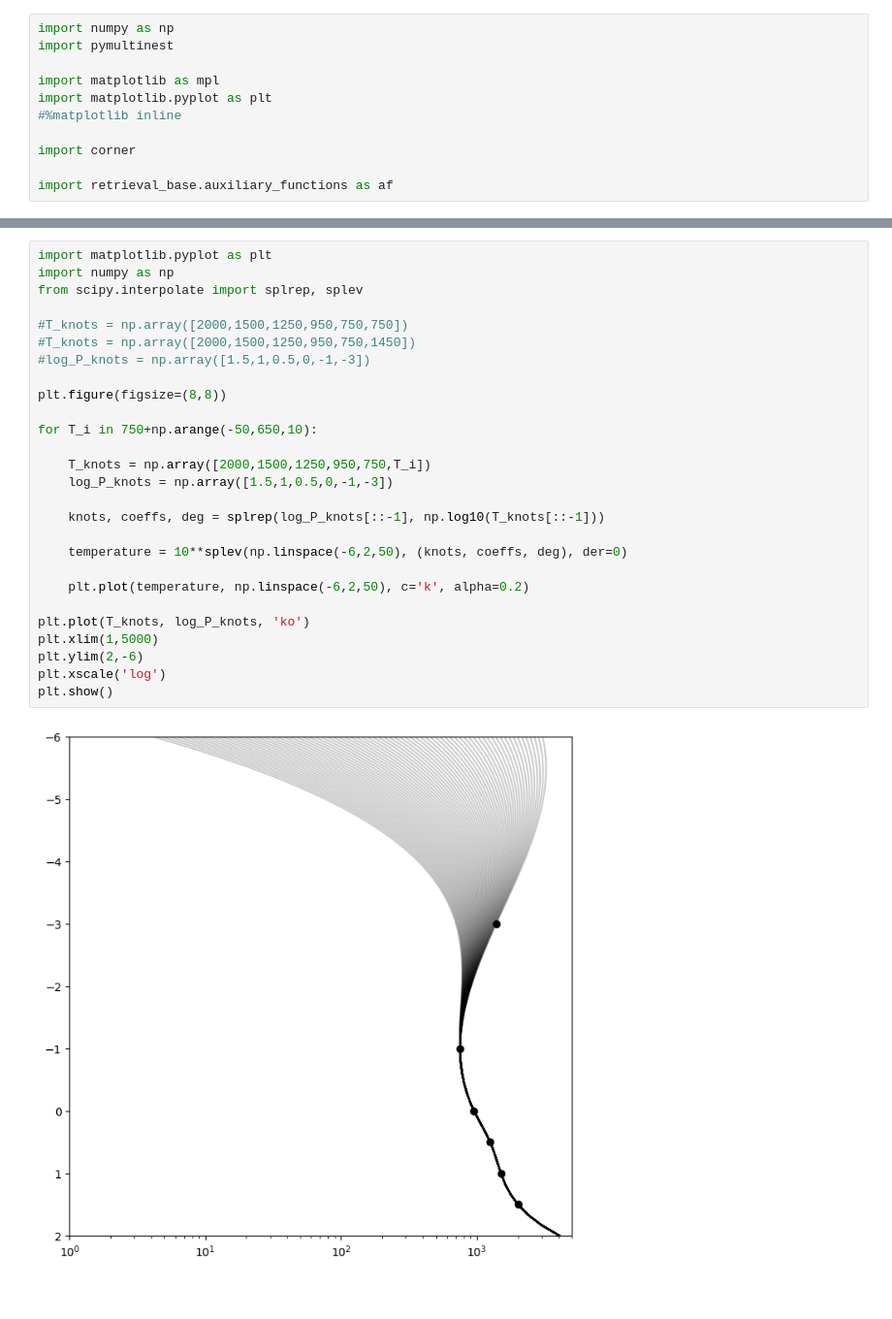
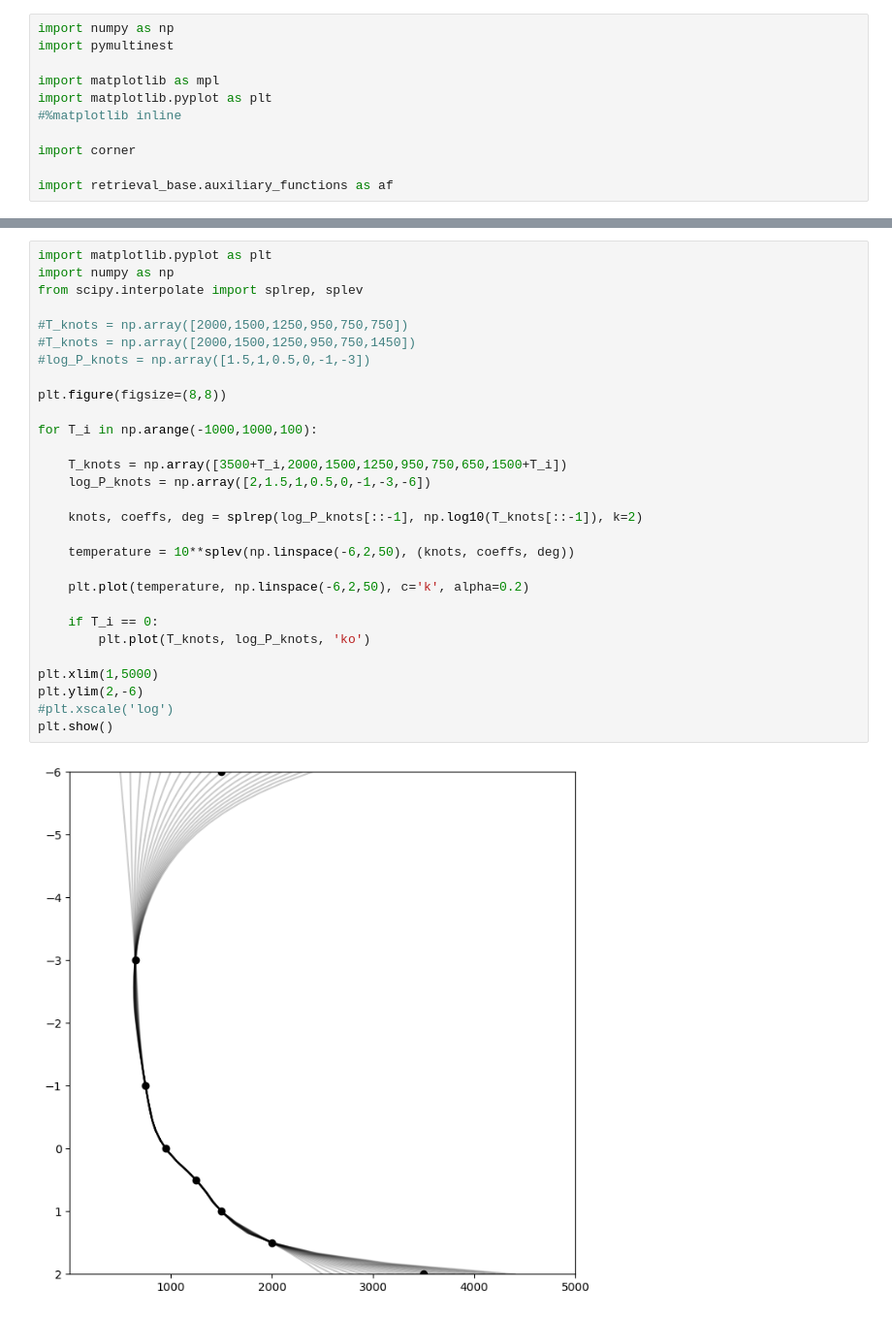
Before and after one commit to samderegt/retrieval_base, a Jupyter notebook: DENIS_J0255/retrieval_figures.ipynb, the cells around one changed output, grey strips where cells are left out. Shown at 97% size. Saved outputs shown, nothing was run; the diff lists cells and outputs as text.

```diff
--- a/DENIS_J0255/retrieval_figures.ipynb
+++ b/DENIS_J0255/retrieval_figures.ipynb
@@ -377,29 +508,31 @@ No artists with labels found to put in legend.  Note that artists whose label st
 # %%
 import matplotlib.pyplot as plt
 import numpy as np
 from scipy.interpolate import splrep, splev
 
 #T_knots = np.array([2000,1500,1250,950,750,750])
 #T_knots = np.array([2000,1500,1250,950,750,1450])
 #log_P_knots = np.array([1.5,1,0.5,0,-1,-3])
 
 plt.figure(figsize=(8,8))
 
-for T_i in 750+np.arange(-50,650,10):
+for T_i in np.arange(-1000,1000,100):
 
-    T_knots = np.array([2000,1500,1250,950,750,T_i])
-    log_P_knots = np.array([1.5,1,0.5,0,-1,-3])
+    T_knots = np.array([3500+T_i,2000,1500,1250,950,750,650,1500+T_i])
+    log_P_knots = np.array([2,1.5,1,0.5,0,-1,-3,-6])
 
-    knots, coeffs, deg = splrep(log_P_knots[::-1], np.log10(T_knots[::-1]))
+    knots, coeffs, deg = splrep(log_P_knots[::-1], np.log10(T_knots[::-1]), k=2)
 
-    temperature = 10**splev(np.linspace(-6,2,50), (knots, coeffs, deg), der=0)
+    temperature = 10**splev(np.linspace(-6,2,50), (knots, coeffs, deg))
 
     plt.plot(temperature, np.linspace(-6,2,50), c='k', alpha=0.2)
 
-plt.plot(T_knots, log_P_knots, 'ko')
+    if T_i == 0:
+        plt.plot(T_knots, log_P_knots, 'ko')
+
 plt.xlim(1,5000)
 plt.ylim(2,-6)
-plt.xscale('log')
+#plt.xscale('log')
 plt.show()
 # %% [output]
-[figure, old version]
+[figure, new version]
```
Also changed, not shown: parts of 8 cells of this notebook, 8 other files.
